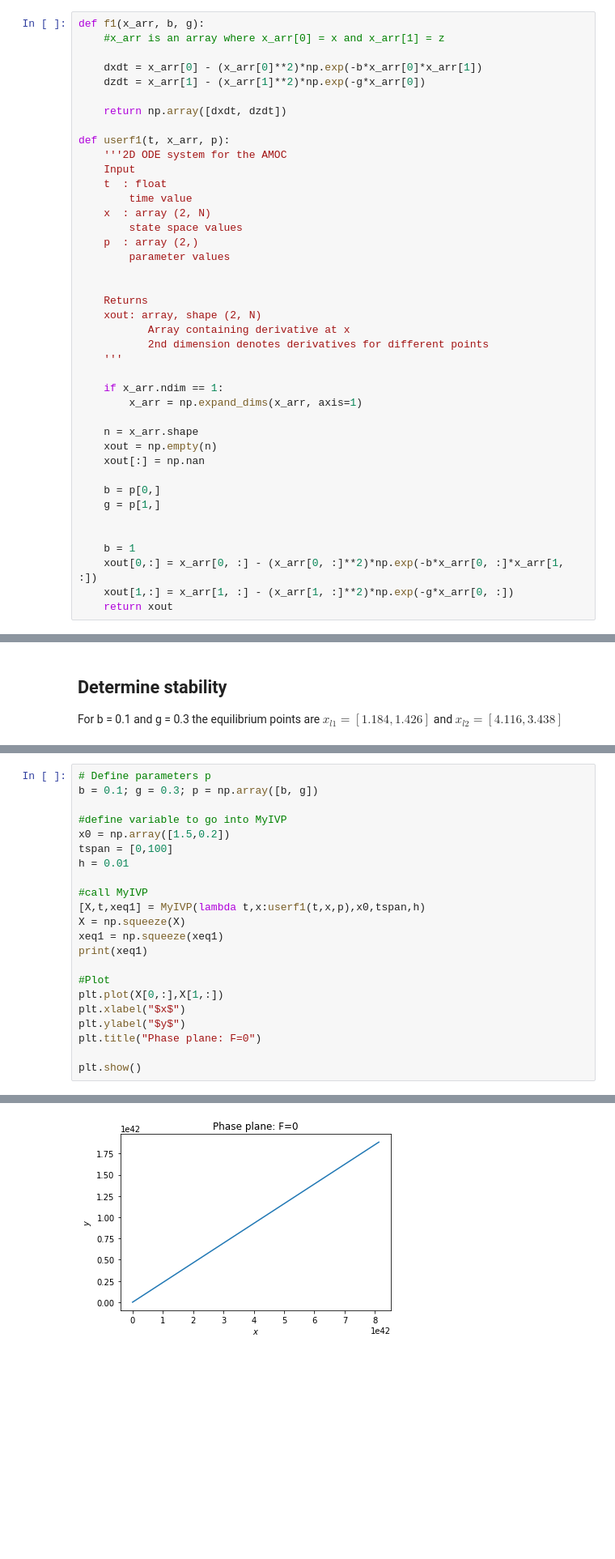
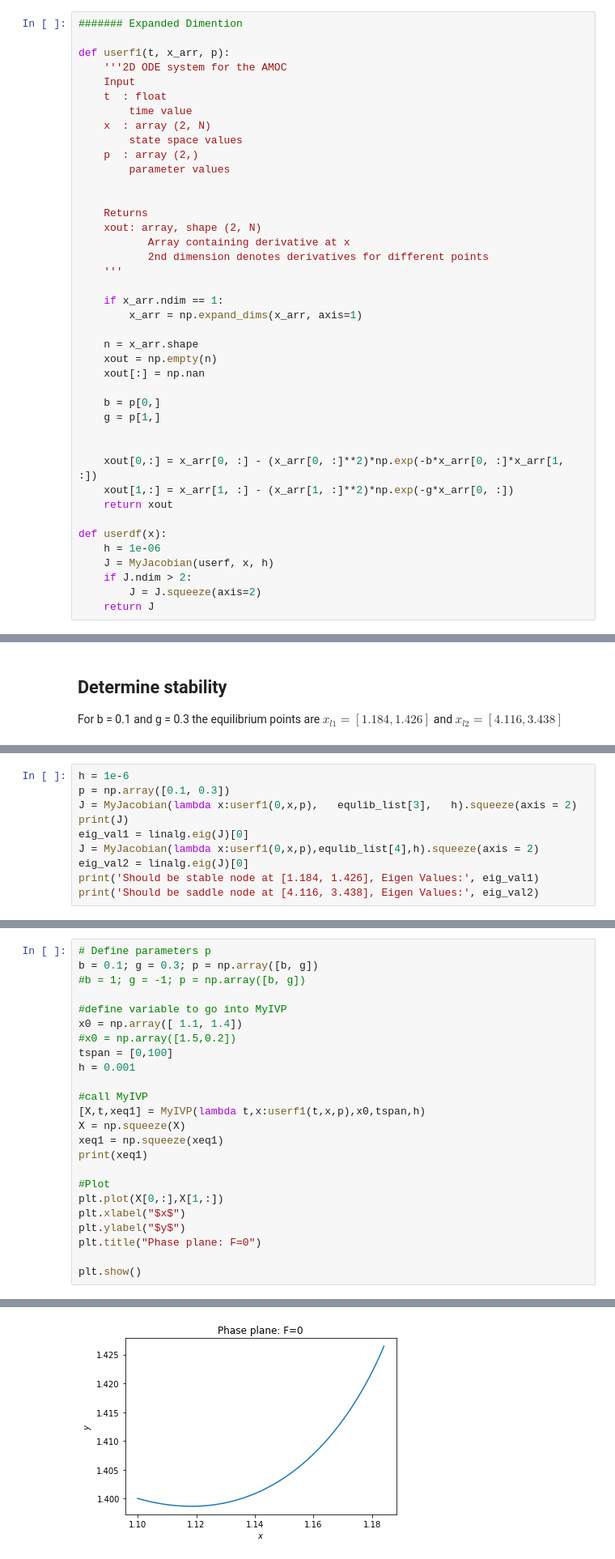
Before and after one commit to aaron-galligan/Case-Study, a Jupyter notebook: Fold_tracking_in_b.ipynb, the cells around one changed output, grey strips where cells are left out. Shown at 81% size. Saved outputs shown, nothing was run; the diff lists cells and outputs as text; blank space fills up the shorter version.

```diff
--- a/Fold_tracking_in_b.ipynb
+++ b/Fold_tracking_in_b.ipynb
@@ -6,13 +7,7 @@ from scipy.integrate import odeint
 # %% [markdown]
 # Find Eq with b = 0.1, g = 0.3
 # %%
-def f1(x_arr, b, g):
-    #x_arr is an array where x_arr[0] = x and x_arr[1] = z
-
-    dxdt = x_arr[0] - (x_arr[0]**2)*np.exp(-b*x_arr[0]*x_arr[1])
-    dzdt = x_arr[1] - (x_arr[1]**2)*np.exp(-g*x_arr[0])
-
-    return np.array([dxdt, dzdt])
+####### Expanded Dimention
 
 def userf1(t, x_arr, p):
     '''2D ODE system for the AMOC
@@ -42,8 +37,14 @@ def userf1(t, x_arr, p):
     g = p[1,]
 
 
-    b = 1
     xout[0,:] = x_arr[0, :] - (x_arr[0, :]**2)*np.exp(-b*x_arr[0, :]*x_arr[1, :])
     xout[1,:] = x_arr[1, :] - (x_arr[1, :]**2)*np.exp(-g*x_arr[0, :])
     return xout
+
+def userdf(x):
+    h = 1e-06
+    J = MyJacobian(userf, x, h)
+    if J.ndim > 2:
+        J = J.squeeze(axis=2)
+    return J
 # %%
@@ -134,0 +154,10 @@ For b = 0.1 and g = 0.3 the equilibrium points are $x_{l1} = [ 1.184, 1.426]$ an
+# %%
+h = 1e-6
+p = np.array([0.1, 0.3])
+J = MyJacobian(lambda x:userf1(0,x,p),   equlib_list[3],   h).squeeze(axis = 2)
+print(J)
+eig_val1 = linalg.eig(J)[0]
+J = MyJacobian(lambda x:userf1(0,x,p),equlib_list[4],h).squeeze(axis = 2)
+eig_val2 = linalg.eig(J)[0]
+print('Should be stable node at [1.184, 1.426], Eigen Values:', eig_val1)
+print('Should be saddle node at [4.116, 3.438], Eigen Values:', eig_val2)
@@ -135,11 +171,13 @@ For b = 0.1 and g = 0.3 the equilibrium points are $x_{l1} = [ 1.184, 1.426]$ an
 # %%
 # Define parameters p
 b = 0.1; g = 0.3; p = np.array([b, g])
+#b = 1; g = -1; p = np.array([b, g])
 
 #define variable to go into MyIVP
-x0 = np.array([1.5,0.2])
+x0 = np.array([ 1.1, 1.4])
+#x0 = np.array([1.5,0.2])
 tspan = [0,100]
-h = 0.01
+h = 0.001
 
 #call MyIVP
 [X,t,xeq1] = MyIVP(lambda t,x:userf1(t,x,p),x0,tspan,h)
@@ -159 +197 @@ plt.show()
-[figure, old version]
+[figure, new version]
```
Also changed, not shown: parts of 28 cells of this notebook, 2 other files.
